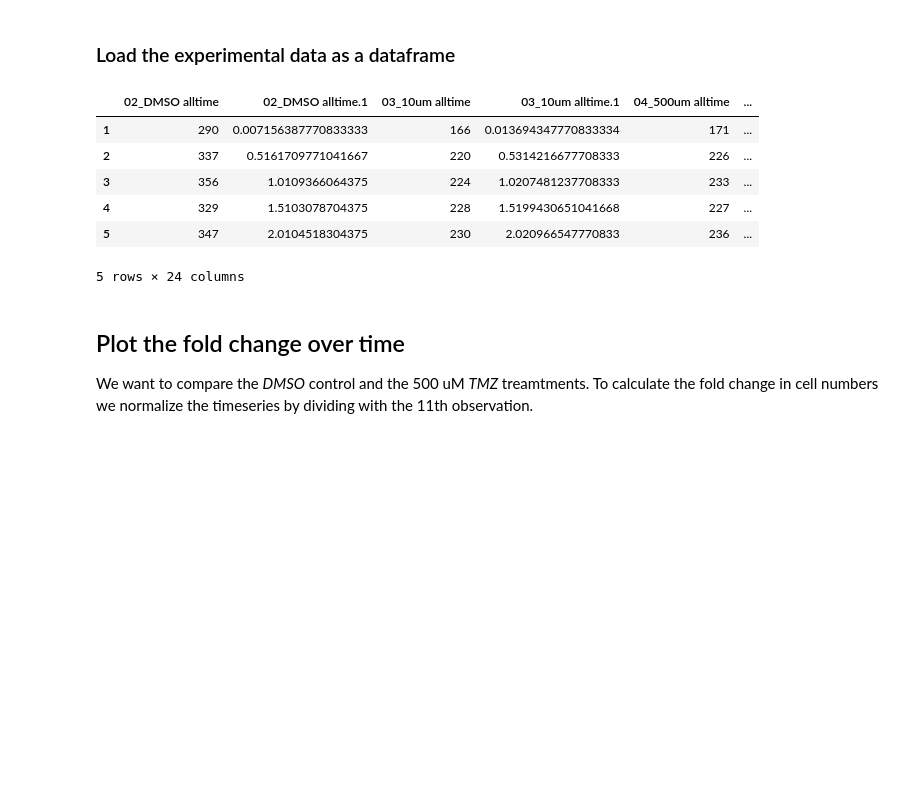
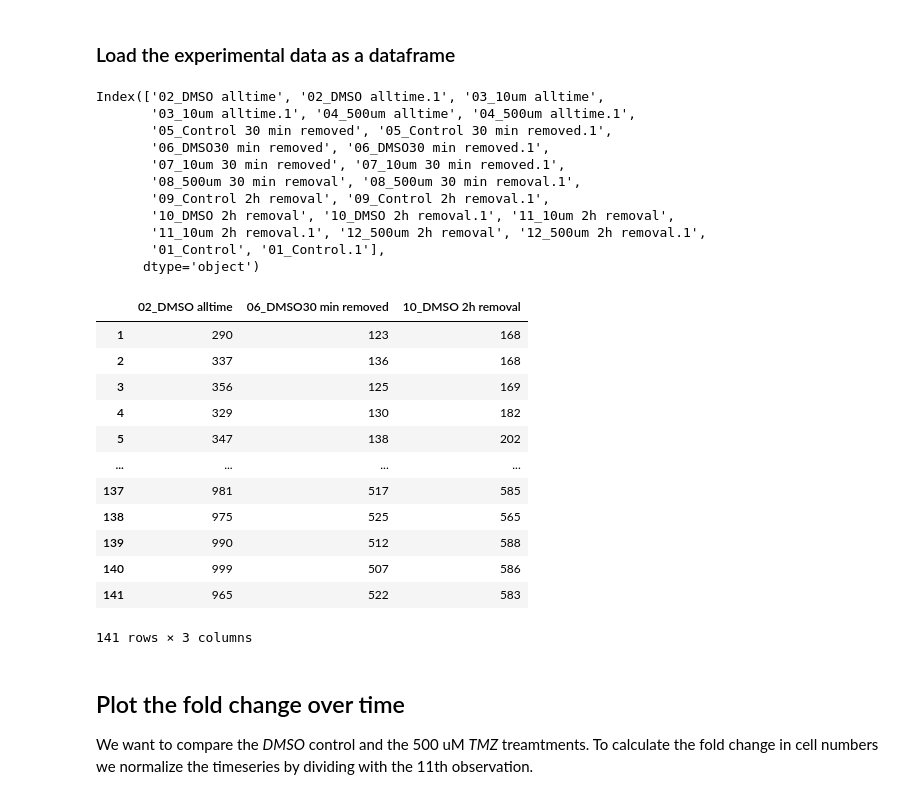
Before and after one commit to Dioscuri-Centre/phenotypic_heterogeneity, a Jupyter notebook: code/analyze_exp33PD.ipynb, the cells around one changed output. Cells and saved outputs as stored; diff of their text form; code cells hidden in the pictures; blank space fills up the shorter version.

```diff
--- a/code/analyze_exp33PD.ipynb
+++ b/code/analyze_exp33PD.ipynb
@@ -11,16 +11,53 @@ import matplotlib.pyplot as plt
 ### Load the experimental data as a dataframe
 # %%
 df = pd.read_csv("../data/experiments/data_exp33PD.csv", header=0).drop(0).drop("Unnamed: 0", axis=1)
-mask_time = df.columns.str.contains(".1")
-df.head()
+df.columns
 # %% [output]
-|  | 02_DMSO alltime | 02_DMSO alltime.1 | 03_10um alltime | 03_10um alltime.1 | 04_500um alltime | ... |
-| 1 | 290 | 0.007156387770833333 | 166 | 0.013694347770833334 | 171 | ... |
-| 2 | 337 | 0.5161709771041667 | 220 | 0.5314216677708333 | 226 | ... |
-| 3 | 356 | 1.0109366064375 | 224 | 1.0207481237708333 | 233 | ... |
-| 4 | 329 | 1.5103078704375 | 228 | 1.5199430651041668 | 227 | ... |
-| 5 | 347 | 2.0104518304375 | 230 | 2.020966547770833 | 236 | ... |
-5 rows × 24 columns
+Index(['02_DMSO alltime', '02_DMSO alltime.1', '03_10um alltime',
+       '03_10um alltime.1', '04_500um alltime', '04_500um alltime.1',
+       '05_Control 30 min removed', '05_Control 30 min removed.1',
+       '06_DMSO30 min removed', '06_DMSO30 min removed.1',
+       '07_10um 30 min removed', '07_10um 30 min removed.1',
+       '08_500um 30 min removal', '08_500um 30 min removal.1',
+       '09_Control 2h removal', '09_Control 2h removal.1',
+       '10_DMSO 2h removal', '10_DMSO 2h removal.1', '11_10um 2h removal',
+       '11_10um 2h removal.1', '12_500um 2h removal', '12_500um 2h removal.1',
+       '01_Control', '01_Control.1'],
+      dtype='object')
+# %%
+DMSO = [
+    "02_DMSO alltime",
+    "06_DMSO30 min removed",
+    "10_DMSO 2h removal"
+]
+
+TMZ10 = [
+    "03_10um alltime",
+    "07_10um 30 min removed",
+    "11_10um 2h removal"
+]
+
+TMZ500 = [
+    "04_500um alltime",
+    "08_500um 30 min removal",
+    "12_500um 2h removal"
+]
+
+df.loc[:, DMSO]
+# %% [output]
+|  | 02_DMSO alltime | 06_DMSO30 min removed | 10_DMSO 2h removal |
+| 1 | 290 | 123 | 168 |
+| 2 | 337 | 136 | 168 |
+| 3 | 356 | 125 | 169 |
+| 4 | 329 | 130 | 182 |
+| 5 | 347 | 138 | 202 |
+| ... | ... | ... | ... |
+| 137 | 981 | 517 | 585 |
+| 138 | 975 | 525 | 565 |
+| 139 | 990 | 512 | 588 |
+| 140 | 999 | 507 | 586 |
+| 141 | 965 | 522 | 583 |
+141 rows × 3 columns
 # %% [markdown]
 ## Plot the fold change over time
 We want to compare the _DMSO_ control and the 500 uM _TMZ_ treamtments. To calculate the fold change in cell numbers we normalize the timeseries by dividing with the 11th observation.
```
Also changed, not shown: parts of 5 cells of this notebook, 4 other files.
